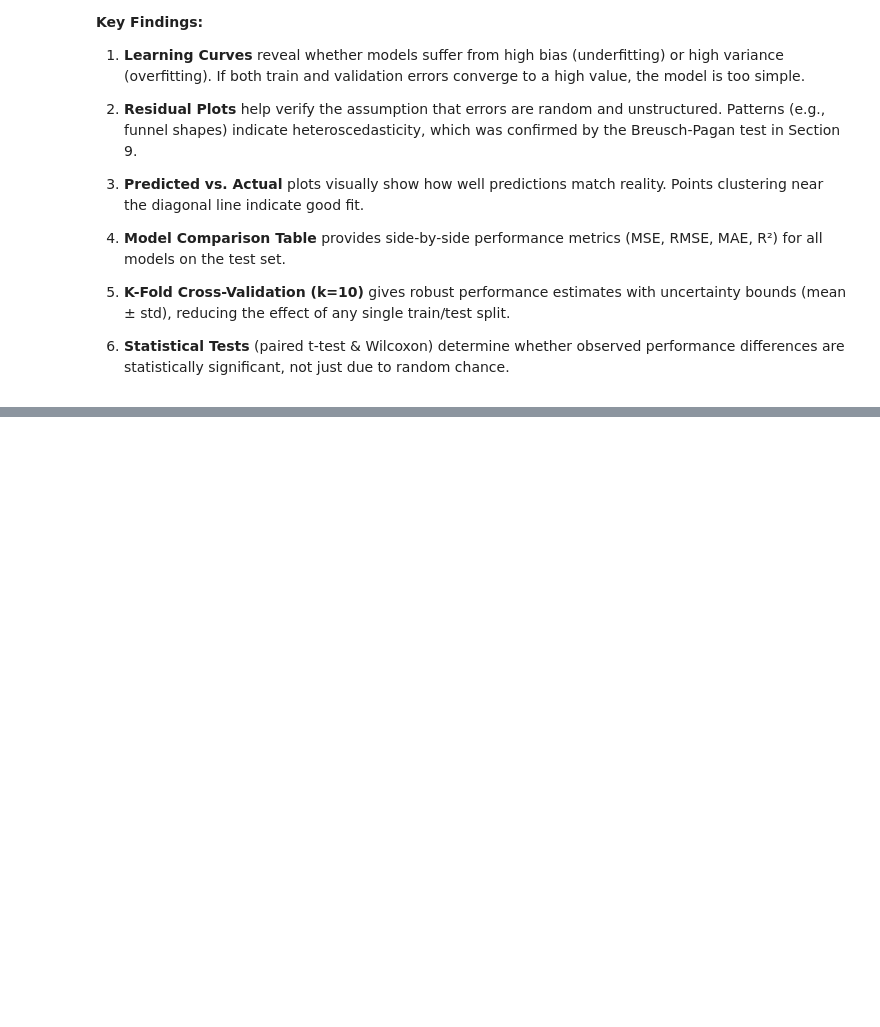
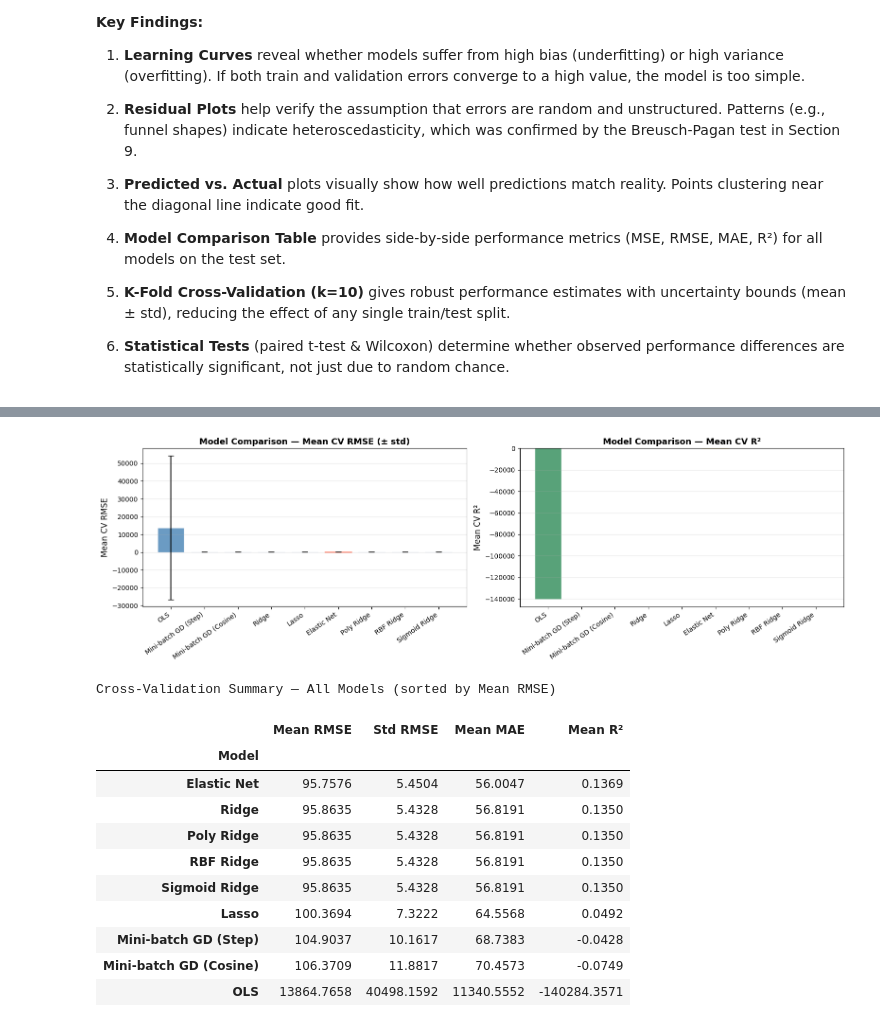
Before and after one commit to ThanhChuong12/Supervised-Learning-Regression-Classification, a Jupyter notebook: code/Part1_Regression/02_modeling.ipynb, the cells around one changed output, grey strips where cells are left out. Cells and saved outputs as stored; diff of their text form; code cells hidden in the pictures; blank space fills up the shorter version.

```diff
--- a/code/Part1_Regression/02_modeling.ipynb
+++ b/code/Part1_Regression/02_modeling.ipynb
@@ -1782,0 +2272,53 @@ Một điểm đáng chú ý là khi so sánh Ridge Linear với Poly Ridge, RBF
+# %%
+summary_cv = compute_model_summary_from_cv(cv_results)
+plot_section12_model_comparison(summary_cv)
+
+rows = []
+for name, s in sorted(summary_cv.items(), key=lambda x: x[1]['mean_rmse']):
+    rows.append({
+        'Model':          name,
+        'Mean RMSE':      s['mean_rmse'],
+        'Std RMSE':       s['std_rmse'],
+        'Mean MAE':       s['mean_mae'],
+        'Mean R²':        s['mean_r2'],
+    })
+
+df_summary = pd.DataFrame(rows).set_index('Model')
+
+best_rmse = df_summary['Mean RMSE'].min()
+best_r2   = df_summary['Mean R²'].max()
+
+display(
+    df_summary.style
+    .format({
+        'Mean RMSE': '{:.4f}',
+        'Std RMSE':  '{:.4f}',
+        'Mean MAE':  '{:.4f}',
+        'Mean R²':   '{:.4f}',
+    })
+    .highlight_min(subset=['Mean RMSE'], color='#d4edda')
+    .highlight_max(subset=['Mean R²'],   color='#d4edda')
+    .set_caption('Cross-Validation Summary — All Models (sorted by Mean RMSE)')
+    .set_table_styles([
+        {'selector': 'caption',
+         'props': [('font-size', '14px'), ('font-weight', 'bold'), ('padding', '8px')]},
+        {'selector': 'thead th',
+         'props': [('font-size', '13px'), ('text-align', 'center'), ('padding', '8px')]},
+        {'selector': 'td',
+         'props': [('text-align', 'center'), ('padding', '6px 14px'), ('font-size', '12px')]},
+    ])
+)
+# %% [output]
+[figure, added]
+Cross-Validation Summary — All Models (sorted by Mean RMSE)
+|  | Mean RMSE | Std RMSE | Mean MAE | Mean R² |
+| Model |  |  |  |  |
+| Elastic Net | 95.7576 | 5.4504 | 56.0047 | 0.1369 |
+| Ridge | 95.8635 | 5.4328 | 56.8191 | 0.1350 |
+| Poly Ridge | 95.8635 | 5.4328 | 56.8191 | 0.1350 |
+| RBF Ridge | 95.8635 | 5.4328 | 56.8191 | 0.1350 |
+| Sigmoid Ridge | 95.8635 | 5.4328 | 56.8191 | 0.1350 |
+| Lasso | 100.3694 | 7.3222 | 64.5568 | 0.0492 |
+| Mini-batch GD (Step) | 104.9037 | 10.1617 | 68.7383 | -0.0428 |
+| Mini-batch GD (Cosine) | 106.3709 | 11.8817 | 70.4573 | -0.0749 |
+| OLS | 13864.7658 | 40498.1592 | 11340.5552 | -140284.3571 |
```
Also changed, not shown: parts of 27 cells of this notebook.
